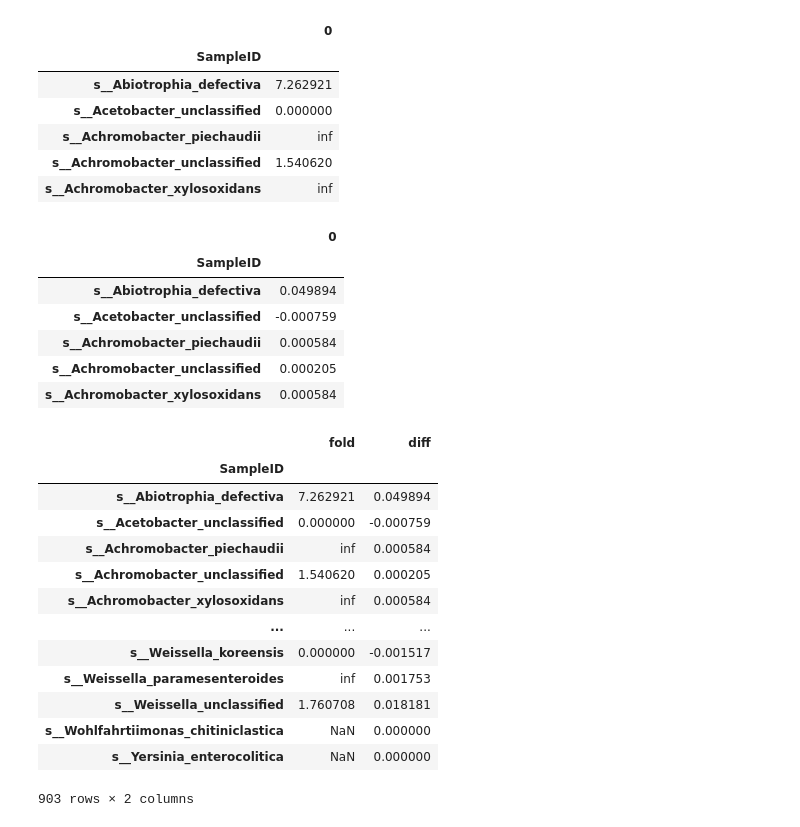
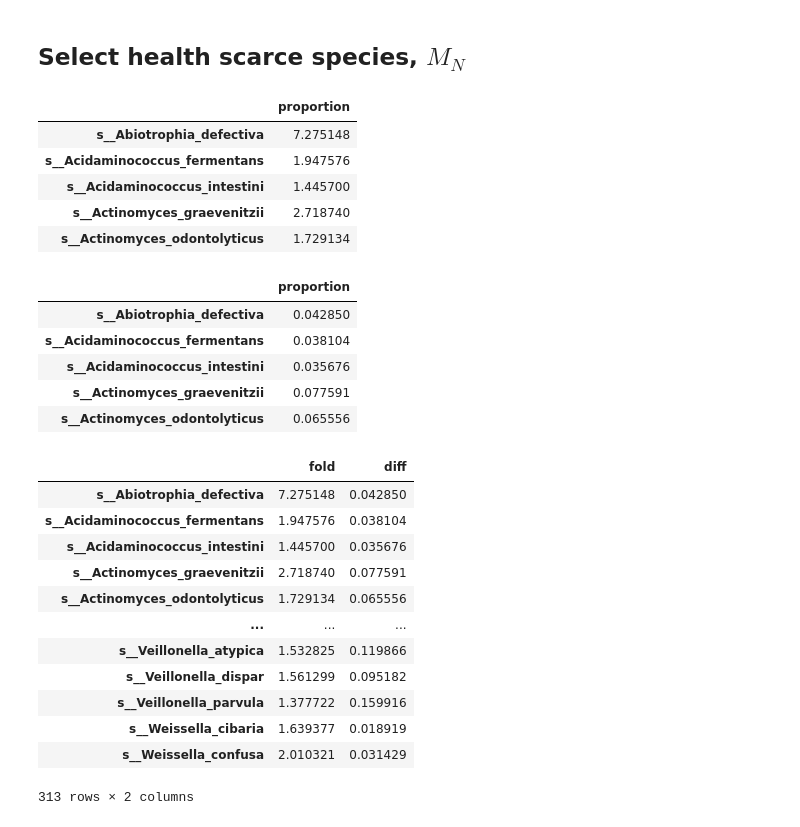
Before and after one commit to danielchang2002/GMHI2-Scratchpad, a Jupyter notebook: src/SelectSpecies.ipynb, the cells around one changed output. Saved outputs shown, nothing was run; the diff lists cells and outputs as text; code cells hidden in the pictures.

```diff
--- a/src/SelectSpecies.ipynb
+++ b/src/SelectSpecies.ipynb
@@ -105,6 +93,5 @@ notHealthy
 # %%
-thresh = 0.00001
-p_h = (healthy > thresh).sum(axis=0) / len(healthy)
-proportion_healthy = pd.DataFrame(p_h)
-proportion_healthy.head()
+p_h = (healthySamples > thresh).sum() / len(healthySamples)
+proportionHealthy = pd.DataFrame({"proportion" : p_h})
+proportionHealthy
 # %% [output]
@@ -118,5 +111,5 @@ proportion_healthy.head()
 # %%
-p_n = (notHealthy > thresh).sum(axis=0) / len(notHealthy)
-proportion_not = pd.DataFrame(p_n)
-proportion_not.head()
+p_n = (notSamples > thresh).sum() / len(notSamples)
+proportionNot = pd.DataFrame({"proportion" : p_n})
+proportionNot
 # %% [output]
@@ -185,42 +198,41 @@ health_abundant
+# %% [markdown]
+## Select health scarce species, $M_N$
 # %%
-fold_change_not = proportion_not / proportion_healthy
+fold_change_not = proportionNot / proportionHealthy
 fold_change_not.head()
 # %% [output]
-|  | 0 |
-| SampleID |  |
-| s__Abiotrophia_defectiva | 7.262921 |
-| s__Acetobacter_unclassified | 0.000000 |
-| s__Achromobacter_piechaudii | inf |
-| s__Achromobacter_unclassified | 1.540620 |
-| s__Achromobacter_xylosoxidans | inf |
+|  | proportion |
+| s__Abiotrophia_defectiva | 7.275148 |
+| s__Acidaminococcus_fermentans | 1.947576 |
+| s__Acidaminococcus_intestini | 1.445700 |
+| s__Actinomyces_graevenitzii | 2.718740 |
+| s__Actinomyces_odontolyticus | 1.729134 |
 # %%
-difference_not = proportion_not - proportion_healthy
+difference_not = proportionNot - proportionHealthy
 difference_not.head()
 # %% [output]
-|  | 0 |
-| SampleID |  |
-| s__Abiotrophia_defectiva | 0.049894 |
-| s__Acetobacter_unclassified | -0.000759 |
-| s__Achromobacter_piechaudii | 0.000584 |
-| s__Achromobacter_unclassified | 0.000205 |
-| s__Achromobacter_xylosoxidans | 0.000584 |
+|  | proportion |
+| s__Abiotrophia_defectiva | 0.042850 |
+| s__Acidaminococcus_fermentans | 0.038104 |
+| s__Acidaminococcus_intestini | 0.035676 |
+| s__Actinomyces_graevenitzii | 0.077591 |
+| s__Actinomyces_odontolyticus | 0.065556 |
 # %%
-vals2 = pd.DataFrame({"fold" : fold_change_not.iloc[:, 0],
+notTable = pd.DataFrame({"fold" : fold_change_not.iloc[:, 0],
                      "diff" : difference_not.iloc[:, 0]})
-vals2
+notTable
 # %% [output]
 |  | fold | diff |
-| SampleID |  |  |
-| s__Abiotrophia_defectiva | 7.262921 | 0.049894 |
-| s__Acetobacter_unclassified | 0.000000 | -0.000759 |
-| s__Achromobacter_piechaudii | inf | 0.000584 |
-| s__Achromobacter_unclassified | 1.540620 | 0.000205 |
-| s__Achromobacter_xylosoxidans | inf | 0.000584 |
+| s__Abiotrophia_defectiva | 7.275148 | 0.042850 |
+| s__Acidaminococcus_fermentans | 1.947576 | 0.038104 |
+| s__Acidaminococcus_intestini | 1.445700 | 0.035676 |
+| s__Actinomyces_graevenitzii | 2.718740 | 0.077591 |
+| s__Actinomyces_odontolyticus | 1.729134 | 0.065556 |
 | ... | ... | ... |
-| s__Weissella_koreensis | 0.000000 | -0.001517 |
-| s__Weissella_paramesenteroides | inf | 0.001753 |
-| s__Weissella_unclassified | 1.760708 | 0.018181 |
-| s__Wohlfahrtiimonas_chitiniclastica | NaN | 0.000000 |
-| s__Yersinia_enterocolitica | NaN | 0.000000 |
+| s__Veillonella_atypica | 1.532825 | 0.119866 |
+| s__Veillonella_dispar | 1.561299 | 0.095182 |
+| s__Veillonella_parvula | 1.377722 | 0.159916 |
+| s__Weissella_cibaria | 1.639377 | 0.018919 |
+| s__Weissella_confusa | 2.010321 | 0.031429 |
-903 rows × 2 columns
+313 rows × 2 columns
 # %%
```
Also changed, not shown: parts of 31 cells of this notebook, 2 other files.
